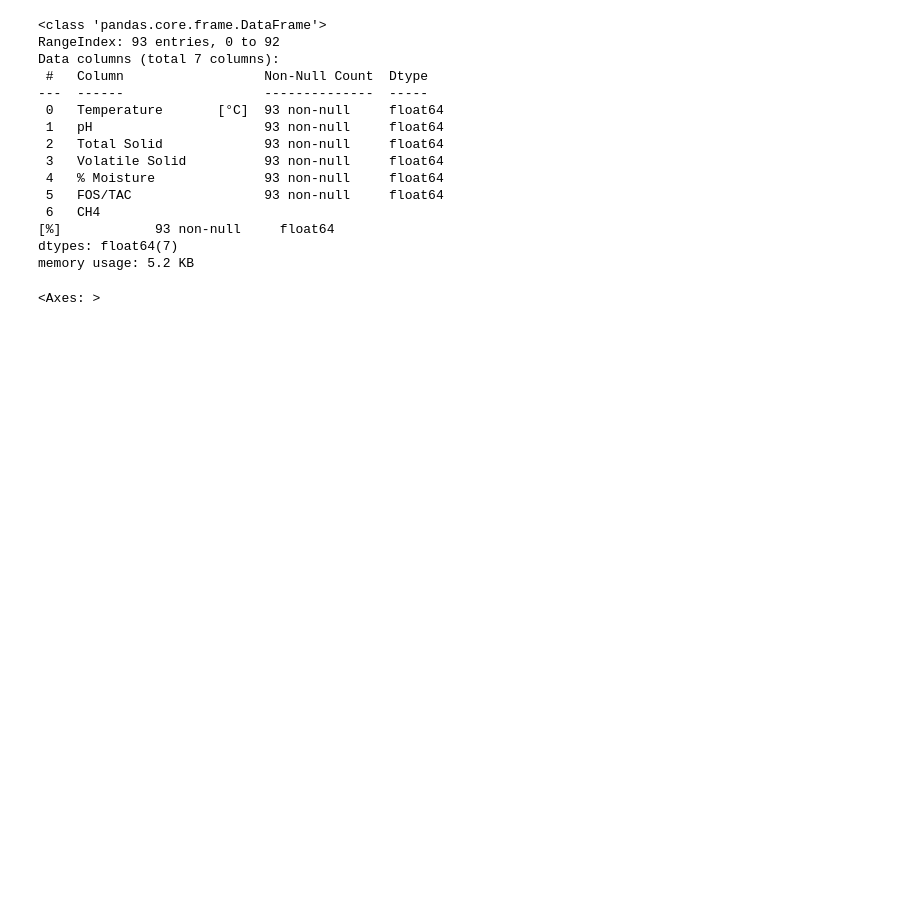
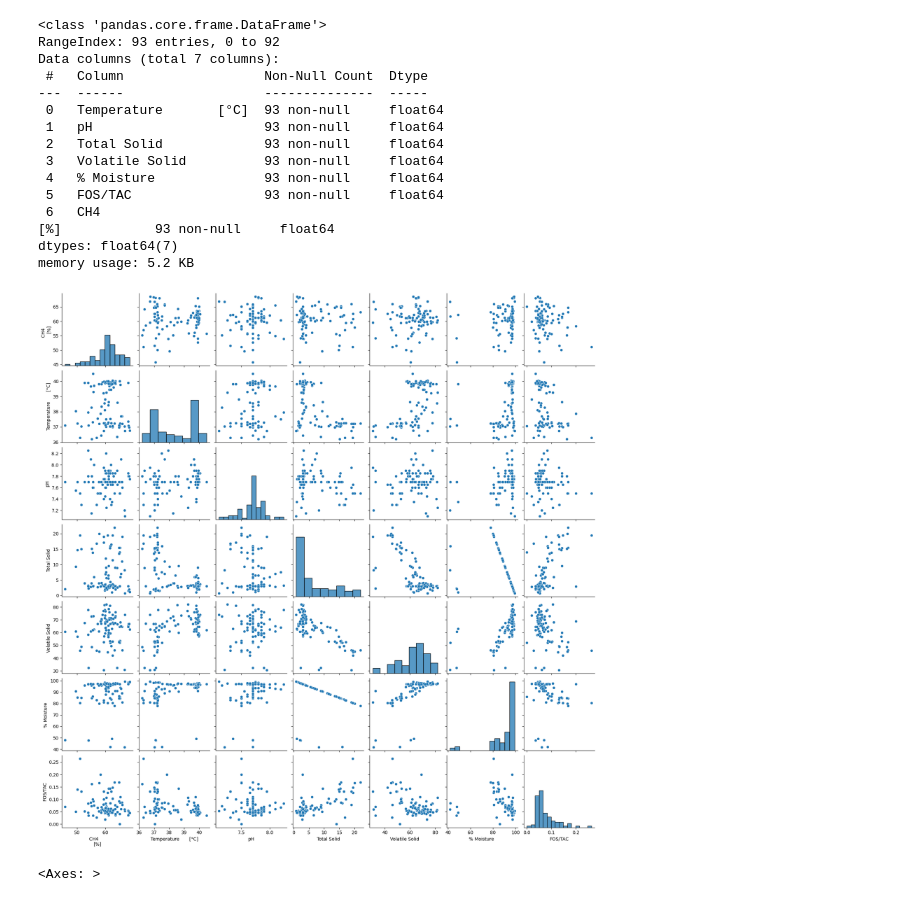
Before and after one commit to iretex/research, a Jupyter notebook: biogas/notebook.ipynb, the cells around one changed output. Drawn from its saved outputs; the diff is of its cells as text; code cells hidden in the pictures; blank space fills up the shorter version.

Commit message:
Added a pairplot of features vs target var

```diff
--- a/biogas/notebook.ipynb
+++ b/biogas/notebook.ipynb
@@ -70,6 +70,19 @@ Data columns (total 7 columns):
 [%]            93 non-null     float64
 dtypes: float64(7)
 memory usage: 5.2 KB
+# %%
+# Select the target variable and input features
+target = df.columns[-1]
+input_features = df.columns[:-1]
+
+# Combine the target variable and input features into a single DataFrame
+pairplot_data = pd.concat([df[target], df[input_features]], axis=1)
+
+# Create a pairplot
+sns.pairplot(pairplot_data, kind='scatter')
+plt.show()
+# %% [output]
+[figure, added]
 # %%
 # Correlation Heatmap
 corr = df.select_dtypes('number').drop(columns=df.columns[-1]).corr()
```
